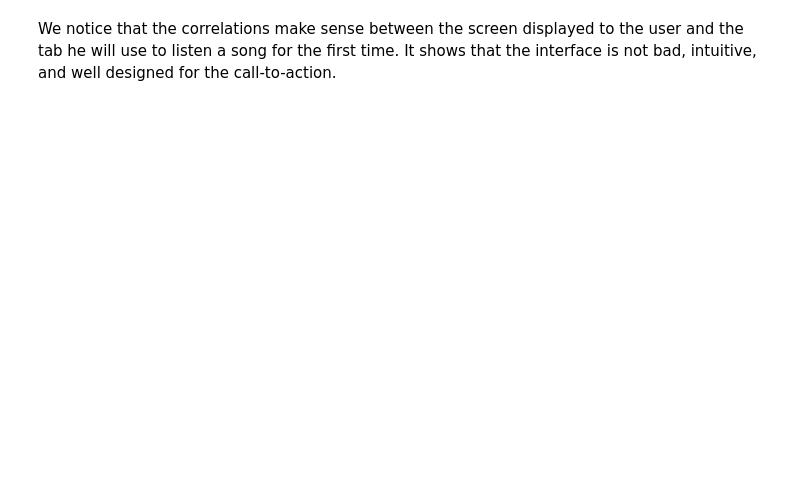
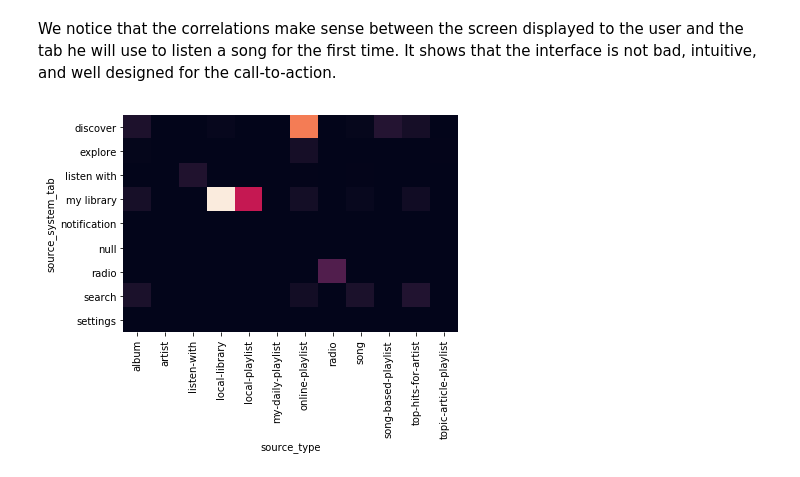
Before and after one commit to PaulPruliere/wsdm, a Jupyter notebook: wsdm.ipynb, the cells around one changed output. Cells and saved outputs as stored; diff of their text form; code cells hidden in the pictures; blank space fills up the shorter version.

```diff
--- a/wsdm.ipynb
+++ b/wsdm.ipynb
@@ -240,0 +201,4 @@ pd.crosstab(train.source_screen_name, train.source_type)
+# %%
+screen_tab = pd.crosstab(train.source_screen_name, train.source_system_tab)
+screen_type = pd.crosstab(train.source_screen_name, train.source_type)
+tab_type = pd.crosstab(train.source_system_tab, train.source_type)
@@ -241,3 +215,8 @@ pd.crosstab(train.source_screen_name, train.source_type)
 # %% [markdown]
 We notice that the correlations make sense between the screen displayed to the user and the tab he will use to listen a song for the first time.
 It shows that the interface is not bad, intuitive, and well designed for the call-to-action.
+# %%
+heatmap(tab_type, cbar=False)
+plt.show()
+# %% [output]
+[figure, added]
```
Also changed, not shown: parts of 7 cells of this notebook.
